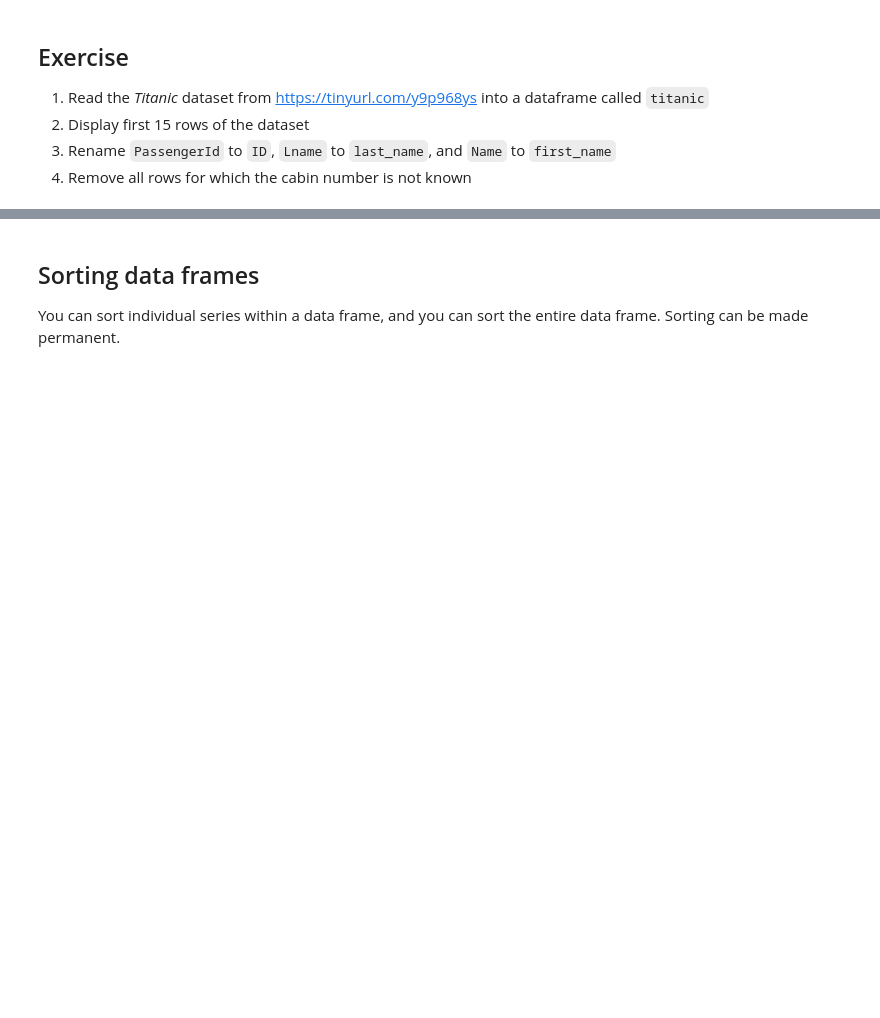
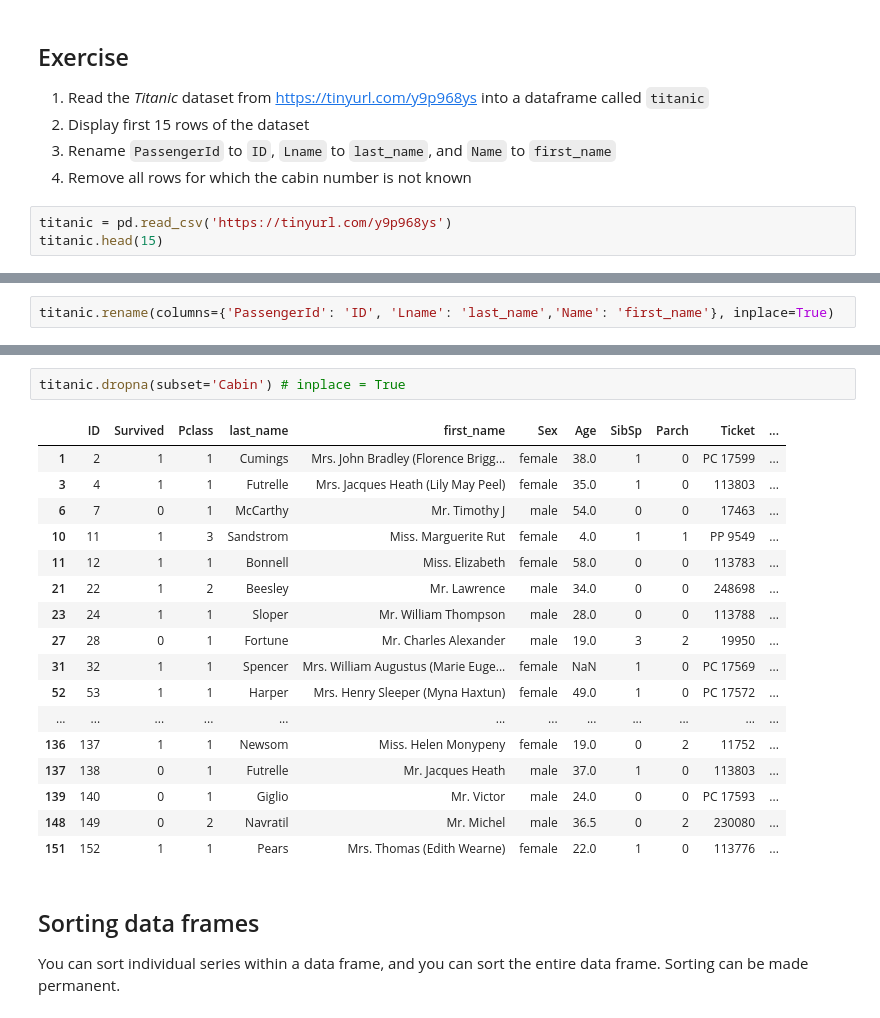
Before and after one commit to wojbog/dm, a Jupyter notebook: introduction/dm-pandas.ipynb, the cells around one changed output, grey strips where cells are left out. Saved outputs shown, nothing was run; the diff lists cells and outputs as text; blank space fills up the shorter version.

```diff
--- a/introduction/dm-pandas.ipynb
+++ b/introduction/dm-pandas.ipynb
@@ -179,3 +442,6 @@ ufo.head()
 2. Display first 15 rows of the dataset
 3. Rename `PassengerId` to `ID`, `Lname` to `last_name`, and `Name` to `first_name`
 4. Remove all rows for which the cabin number is not known
+# %%
+titanic = pd.read_csv('https://tinyurl.com/y9p968ys')
+titanic.head(15)
@@ -181,0 +465,2 @@ ufo.head()
+# %%
+titanic.rename(columns={'PassengerId': 'ID', 'Lname': 'last_name','Name': 'first_name'}, inplace=True)
@@ -182,3 +476,23 @@ ufo.head()
+# %%
+titanic.dropna(subset='Cabin') # inplace = True
+# %% [output]
+|  | ID | Survived | Pclass | last_name | first_name | Sex | Age | SibSp | Parch | Ticket | ... |
+| 1 | 2 | 1 | 1 | Cumings | Mrs. John Bradley (Florence Brigg... | female | 38.0 | 1 | 0 | PC 17599 | ... |
+| 3 | 4 | 1 | 1 | Futrelle | Mrs. Jacques Heath (Lily May Peel) | female | 35.0 | 1 | 0 | 113803 | ... |
+| 6 | 7 | 0 | 1 | McCarthy | Mr. Timothy J | male | 54.0 | 0 | 0 | 17463 | ... |
+| 10 | 11 | 1 | 3 | Sandstrom | Miss. Marguerite Rut | female | 4.0 | 1 | 1 | PP 9549 | ... |
+| 11 | 12 | 1 | 1 | Bonnell | Miss. Elizabeth | female | 58.0 | 0 | 0 | 113783 | ... |
+| 21 | 22 | 1 | 2 | Beesley | Mr. Lawrence | male | 34.0 | 0 | 0 | 248698 | ... |
+| 23 | 24 | 1 | 1 | Sloper | Mr. William Thompson | male | 28.0 | 0 | 0 | 113788 | ... |
+| 27 | 28 | 0 | 1 | Fortune | Mr. Charles Alexander | male | 19.0 | 3 | 2 | 19950 | ... |
+| 31 | 32 | 1 | 1 | Spencer | Mrs. William Augustus (Marie Euge... | female | NaN | 1 | 0 | PC 17569 | ... |
+| 52 | 53 | 1 | 1 | Harper | Mrs. Henry Sleeper (Myna Haxtun) | female | 49.0 | 1 | 0 | PC 17572 | ... |
+| ... | ... | ... | ... | ... | ... | ... | ... | ... | ... | ... | ... |
+| 136 | 137 | 1 | 1 | Newsom | Miss. Helen Monypeny | female | 19.0 | 0 | 2 | 11752 | ... |
+| 137 | 138 | 0 | 1 | Futrelle | Mr. Jacques Heath | male | 37.0 | 1 | 0 | 113803 | ... |
+| 139 | 140 | 0 | 1 | Giglio | Mr. Victor | male | 24.0 | 0 | 0 | PC 17593 | ... |
+| 148 | 149 | 0 | 2 | Navratil | Mr. Michel | male | 36.5 | 0 | 2 | 230080 | ... |
+| 151 | 152 | 1 | 1 | Pears | Mrs. Thomas (Edith Wearne) | female | 22.0 | 1 | 0 | 113776 | ... |
 # %% [markdown]
 ## Sorting data frames
 
```
Also changed, not shown: parts of 159 cells of this notebook.
